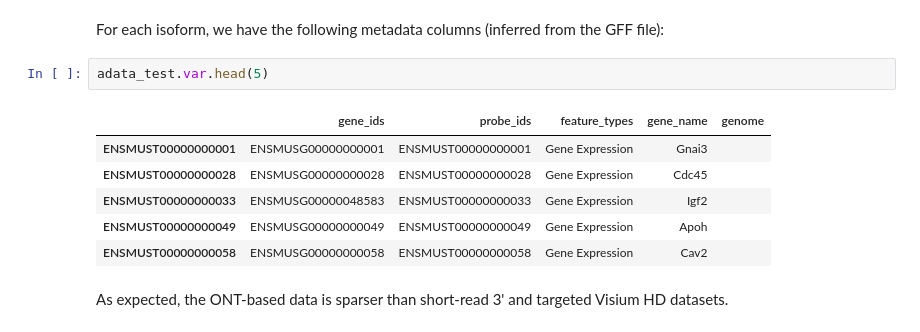
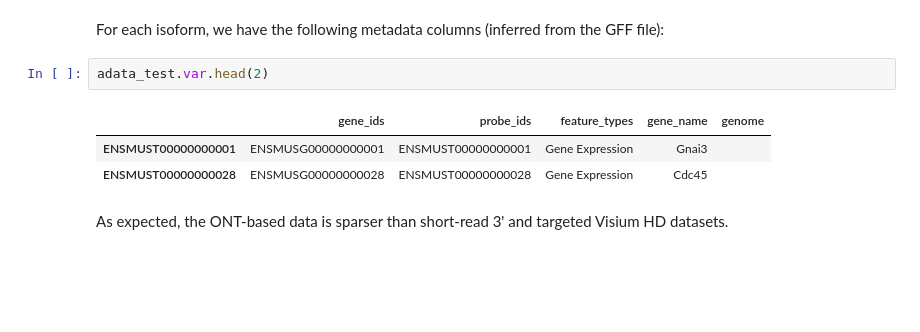
Before and after one commit to JiayuSuPKU/SPLISOSM, a Jupyter notebook: docs/source/tutorials/visiumhd_ont.ipynb, the cells around one changed output. Cells and saved outputs as stored; diff of their text form; blank space fills up the shorter version.

```diff
--- a/docs/source/tutorials/visiumhd_ont.ipynb
+++ b/docs/source/tutorials/visiumhd_ont.ipynb
@@ -162,14 +169,11 @@ Grouping column=gene_ids, display names=gene_name
 # %% [markdown]
 For each isoform, we have the following metadata columns (inferred from the GFF file):
 # %%
-adata_test.var.head(5)
+adata_test.var.head(2)
 # %% [output]
 |  | gene_ids | probe_ids | feature_types | gene_name | genome |
 | ENSMUST00000000001 | ENSMUSG00000000001 | ENSMUST00000000001 | Gene Expression | Gnai3 |  |
 | ENSMUST00000000028 | ENSMUSG00000000028 | ENSMUST00000000028 | Gene Expression | Cdc45 |  |
-| ENSMUST00000000033 | ENSMUSG00000048583 | ENSMUST00000000033 | Gene Expression | Igf2 |  |
-| ENSMUST00000000049 | ENSMUSG00000000049 | ENSMUST00000000049 | Gene Expression | Apoh |  |
-| ENSMUST00000000058 | ENSMUSG00000000058 | ENSMUST00000000058 | Gene Expression | Cav2 |  |
 # %% [markdown]
 As expected, the ONT-based data is sparser than short-read 3' and targeted Visium HD datasets.
 # %%
```
Also changed, not shown: parts of 18 cells of this notebook, 9 other files.
